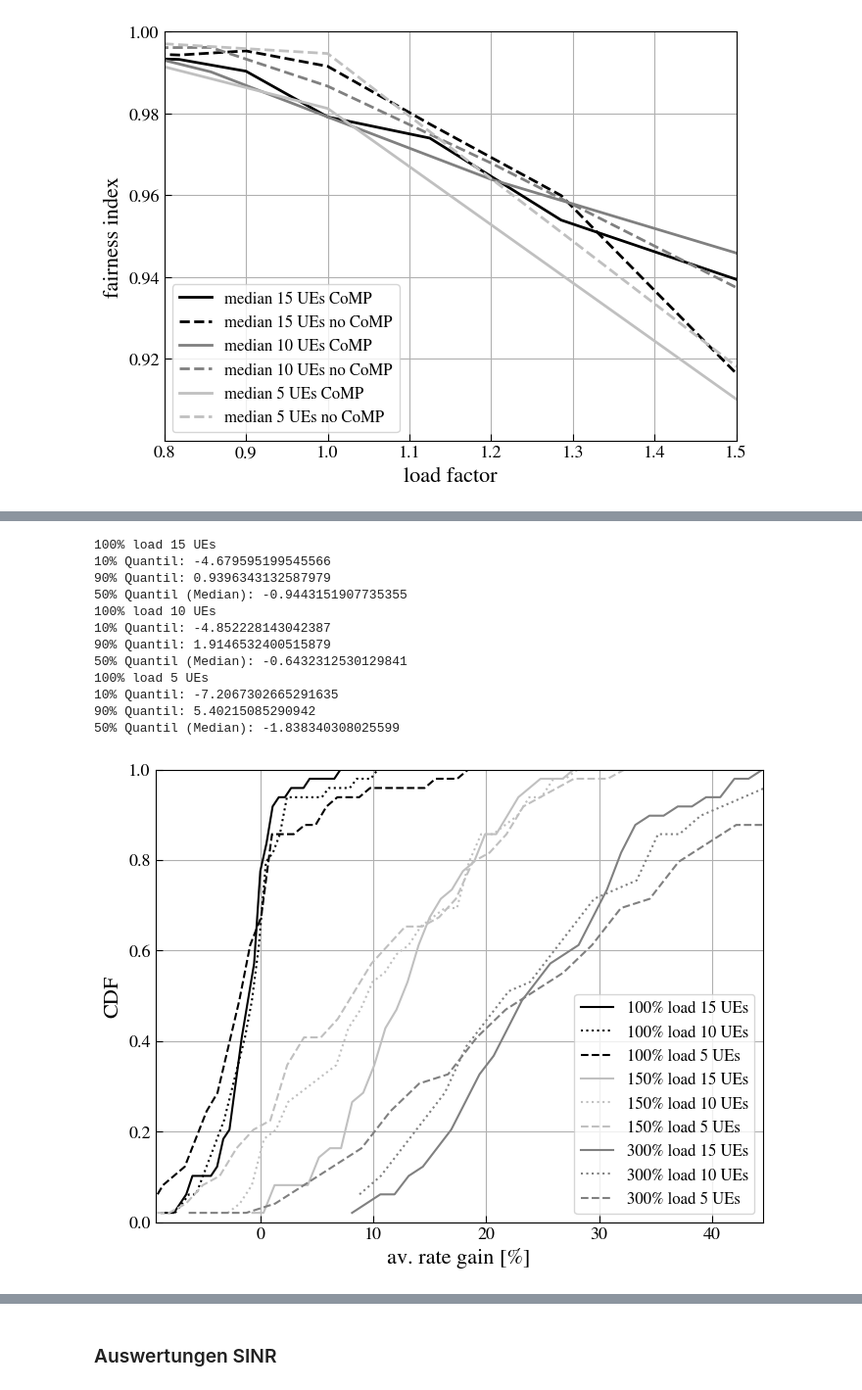
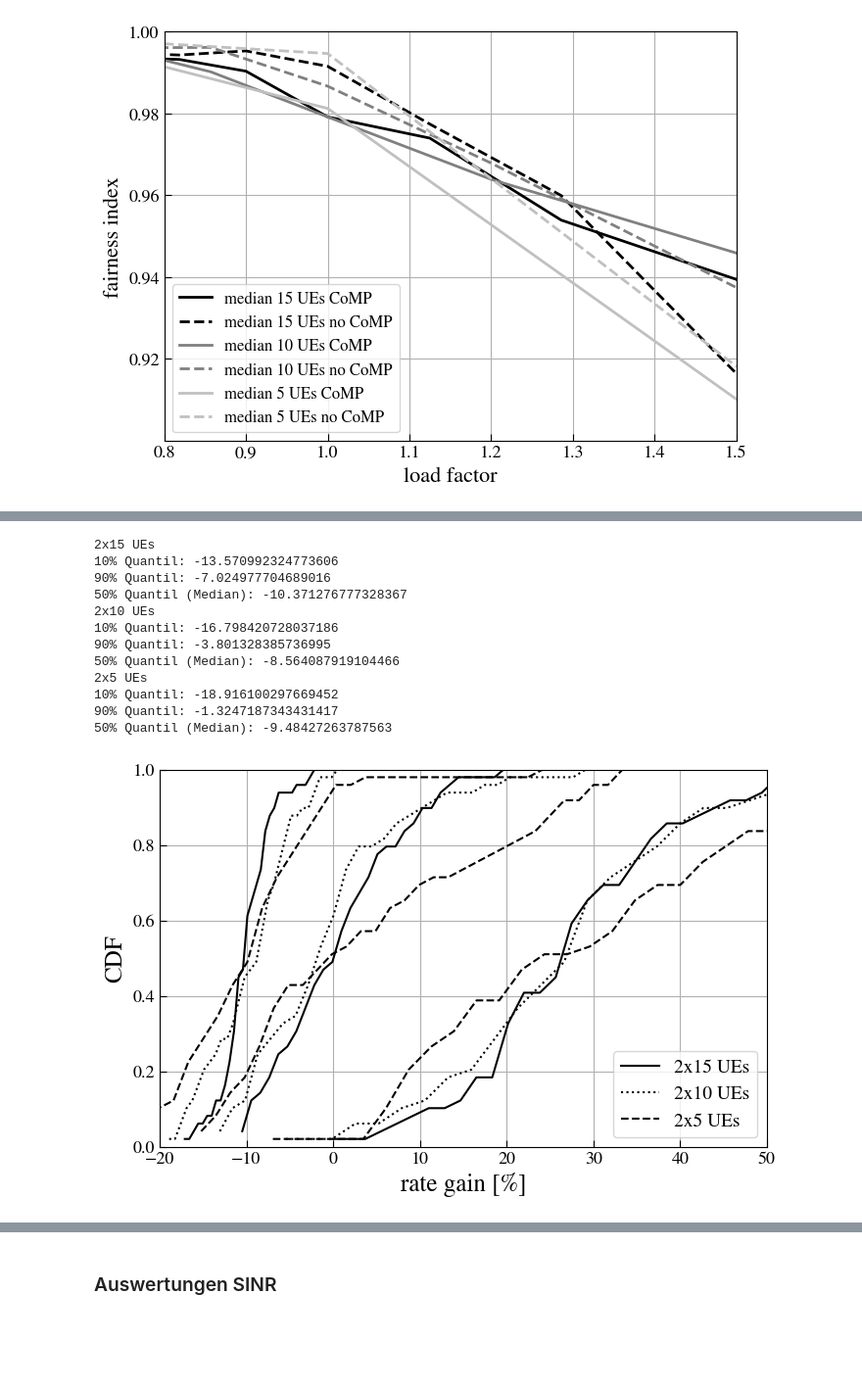
Before and after one commit to CarolineZoll/EDS, a Jupyter notebook: PRB-Reservation_savedData.ipynb, the cells around one changed output, grey strips where cells are left out. Shown at 98% size. Drawn from its saved outputs; the diff is of its cells as text; code cells hidden in the pictures; blank space fills up the shorter version.

```diff
--- a/PRB-Reservation_savedData.ipynb
+++ b/PRB-Reservation_savedData.ipynb
@@ -190,6 +180,0 @@ for i in load:
-# %%
-no_c=np.array([])
-c=np.array([])
-for i in prb_range:
-    c=np.append(c,fcomp[i][6])
-    no_c=np.append(no_c,fNocomp[i][6])
@@ -1910,17 +1984,52 @@ cdf(gain_load_100,'15 UEs','black',gain_load_100_10,'10 UEs','black',gain_load_1
+# %%
+file='50Rounds/result-5UEs-SA.npy'
+
+result = np.load(file,allow_pickle='TRUE').item()
+
+mean_rate_Gain=result['mean_rate_Gain']
+fcomp=result['fcomp']
+fNocomp=result['fNocomp']
+load_saver_5=result['load_saver']
+mu_range=result['mu_range']
+f_l=int(np.round(np.mean(load_saver_5)))
+
+fairnes_c_load_100_5=np.array([])
+fairnes_nc_load_100_5=np.array([])
+gain_load_100_5=np.array([])
+fairnes_c_load_200_5=np.array([])
+fairnes_nc_load_200_5=np.array([])
+gain_load_200_5=np.array([])
+fairnes_c_load_150_5=np.array([])
+fairnes_nc_load_150_5=np.array([])
+gain_load_150_5=np.array([])
+
+for j in np.arange(1,50):
+    fairnes_c_load_100_5=np.append(fairnes_c_load_100_5,fcomp[j][f_l-1])
+    fairnes_nc_load_100_5=np.append(fairnes_nc_load_100_5,fNocomp[j][f_l-1])
+    gain_load_100_5=np.append(gain_load_100_5,mean_rate_Gain[j][f_l-1])
+
+    fairnes_c_load_200_5=np.append(fairnes_c_load_200_5,fcomp[j][0])
+    fairnes_nc_load_200_5=np.append(fairnes_nc_load_200_5,fNocomp[j][0])
+    gain_load_200_5=np.append(gain_load_200_5,mean_rate_Gain[j][0])
+
+
+    fairnes_c_load_150_5=np.append(fairnes_c_load_150_5,fcomp[j][1])
+    fairnes_nc_load_150_5=np.append(fairnes_nc_load_150_5,fNocomp[j][1])
+    gain_load_150_5=np.append(gain_load_150_5,mean_rate_Gain[j][1])
 # %%
-cdf(gain_load_100,'100% load 15 UEs','black',gain_load_100_10,'100% load 10 UEs','black',gain_load_100_5,'100% load 5 UEs','black',gain_load_150,'150% load 15 UEs','silver',gain_load_150_10,'150% load 10 UEs','silver',gain_load_150_5,'150% load 5 UEs','silver',gain_load_200,'300% load 15 UEs','grey',gain_load_200_10,'300% load 10 UEs','grey',gain_load_200_5,'300% load 5 UEs','grey','',np.min(gain_load_100),np.max(gain_load_200),'av. rate gain [%]',30)
+cdf(gain_load_100,'2x15 UEs','black',gain_load_100_10,'2x10 UEs','black',gain_load_100_5,'2x5 UEs','black',gain_load_150,'','black',gain_load_150_10,'','black',gain_load_150_5,'','black',gain_load_200,'','black',gain_load_200_10,'','black',gain_load_200_5,'','black','',np.min(gain_load_100),np.max(gain_load_200),'rate gain [%]',30)
 #gain_load_150,'150% load 15 UEs','silver',gain_load_150_10,'150% load 10 UEs','silver',gain_load_150_5,'150% load 5 UEs','silver',
 # %% [output]
-100% load 15 UEs
-10% Quantil: -4.679595199545566
-90% Quantil: 0.9396343132587979
-50% Quantil (Median): -0.9443151907735355
-100% load 10 UEs
-10% Quantil: -4.852228143042387
-90% Quantil: 1.9146532400515879
-50% Quantil (Median): -0.6432312530129841
-100% load 5 UEs
-10% Quantil: -7.2067302665291635
-90% Quantil: 5.40215085290942
-50% Quantil (Median): -1.838340308025599
+2x15 UEs
+10% Quantil: -13.570992324773606
+90% Quantil: -7.024977704689016
+50% Quantil (Median): -10.371276777328367
+2x10 UEs
+10% Quantil: -16.798420728037186
+90% Quantil: -3.801328385736995
+50% Quantil (Median): -8.564087919104466
+2x5 UEs
+10% Quantil: -18.916100297669452
+90% Quantil: -1.3247187343431417
+50% Quantil (Median): -9.48427263787563
-[figure, old version]
+[figure, new version]
```
Also changed, not shown: parts of 41 cells of this notebook, 15 other files.
